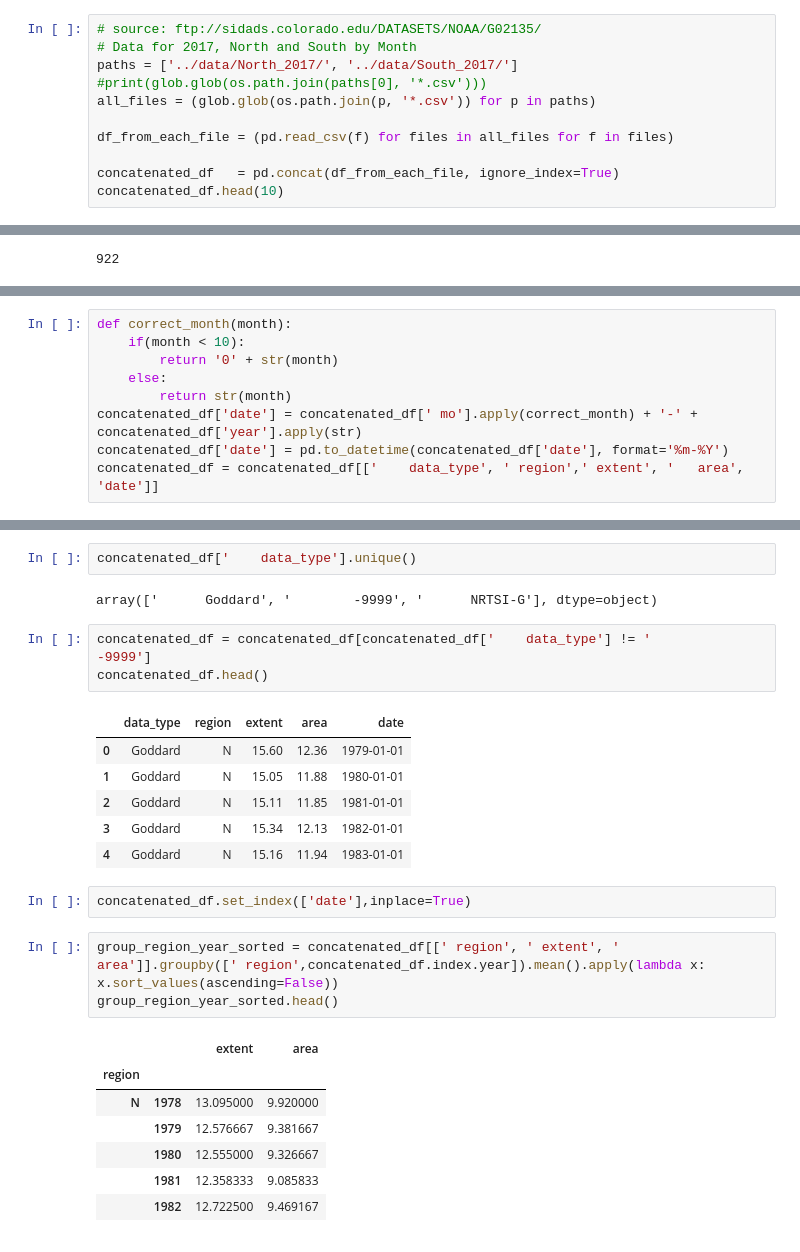
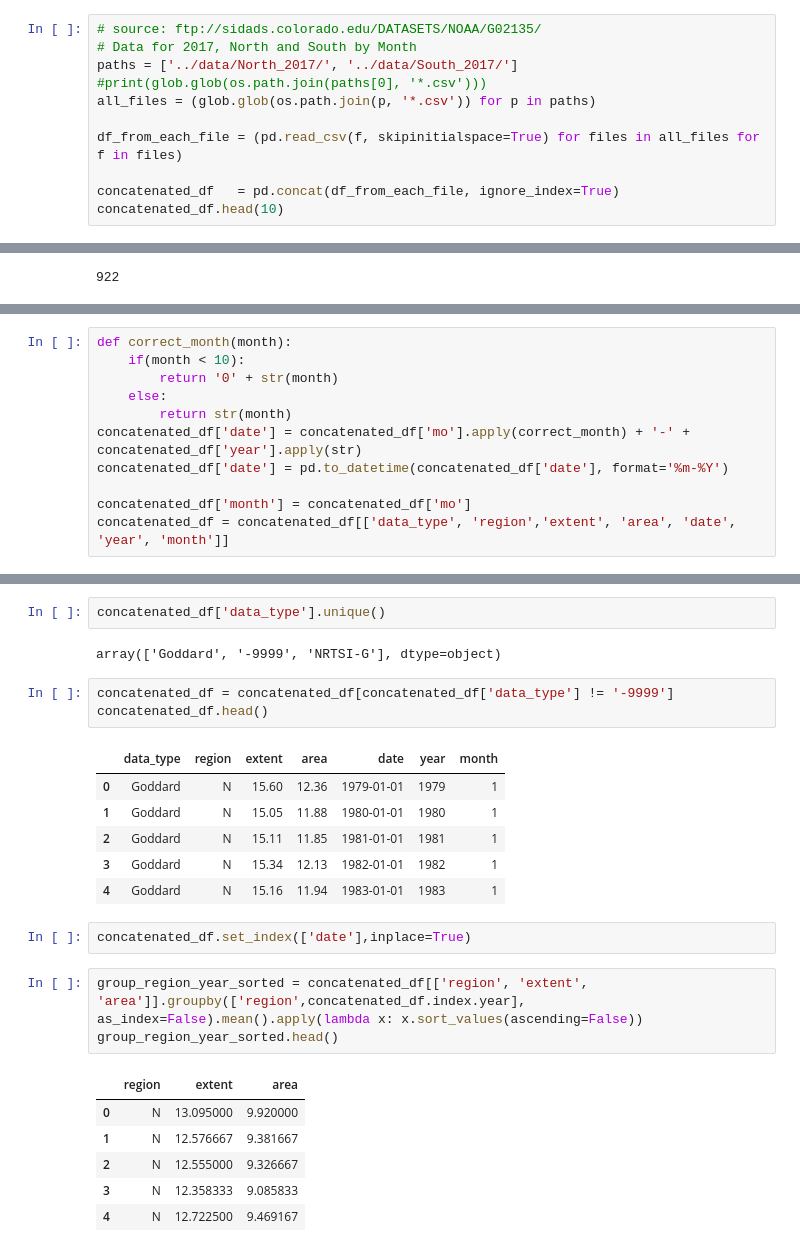
Before and after one commit to dmateusp/icy-polar-opposites, a Jupyter notebook: exploration/notebooks/Sidads Colorado, Ice north and south data.ipynb, the cells around one changed output, grey strips where cells are left out. Saved outputs shown, nothing was run; the diff lists cells and outputs as text.

```diff
--- a/exploration/notebooks/Sidads Colorado, Ice north and south data.ipynb
+++ b/exploration/notebooks/Sidads Colorado, Ice north and south data.ipynb
@@ -11,7 +11,7 @@ paths = ['../data/North_2017/', '../data/South_2017/']
 #print(glob.glob(os.path.join(paths[0], '*.csv')))
 all_files = (glob.glob(os.path.join(p, '*.csv')) for p in paths)
 
-df_from_each_file = (pd.read_csv(f) for files in all_files for f in files)
+df_from_each_file = (pd.read_csv(f, skipinitialspace=True) for files in all_files for f in files)
 
 concatenated_df   = pd.concat(df_from_each_file, ignore_index=True)
 concatenated_df.head(10)
@@ -41,9 +41,11 @@ def correct_month(month):
         return '0' + str(month)
     else:
         return str(month)
-concatenated_df['date'] = concatenated_df[' mo'].apply(correct_month) + '-' + concatenated_df['year'].apply(str)
+concatenated_df['date'] = concatenated_df['mo'].apply(correct_month) + '-' + concatenated_df['year'].apply(str)
 concatenated_df['date'] = pd.to_datetime(concatenated_df['date'], format='%m-%Y')
-concatenated_df = concatenated_df[['    data_type', ' region',' extent', '   area', 'date']]
+
+concatenated_df['month'] = concatenated_df['mo']
+concatenated_df = concatenated_df[['data_type', 'region','extent', 'area', 'date', 'year', 'month']]
 # %%
 concatenated_df.head()
 # %% [output]
@@ -56,27 +58,26 @@ concatenated_df.head()
 # %%
-concatenated_df['    data_type'].unique()
+concatenated_df['data_type'].unique()
 # %% [output]
-array(['      Goddard', '        -9999', '      NRTSI-G'], dtype=object)
+array(['Goddard', '-9999', 'NRTSI-G'], dtype=object)
 # %%
-concatenated_df = concatenated_df[concatenated_df['    data_type'] != '        -9999']
+concatenated_df = concatenated_df[concatenated_df['data_type'] != '-9999']
 concatenated_df.head()
 # %% [output]
-|  | data_type | region | extent | area | date |
-| 0 | Goddard | N | 15.60 | 12.36 | 1979-01-01 |
-| 1 | Goddard | N | 15.05 | 11.88 | 1980-01-01 |
-| 2 | Goddard | N | 15.11 | 11.85 | 1981-01-01 |
-| 3 | Goddard | N | 15.34 | 12.13 | 1982-01-01 |
-| 4 | Goddard | N | 15.16 | 11.94 | 1983-01-01 |
+|  | data_type | region | extent | area | date | year | month |
+| 0 | Goddard | N | 15.60 | 12.36 | 1979-01-01 | 1979 | 1 |
+| 1 | Goddard | N | 15.05 | 11.88 | 1980-01-01 | 1980 | 1 |
+| 2 | Goddard | N | 15.11 | 11.85 | 1981-01-01 | 1981 | 1 |
+| 3 | Goddard | N | 15.34 | 12.13 | 1982-01-01 | 1982 | 1 |
+| 4 | Goddard | N | 15.16 | 11.94 | 1983-01-01 | 1983 | 1 |
 # %%
 concatenated_df.set_index(['date'],inplace=True)
 # %%
-group_region_year_sorted = concatenated_df[[' region', ' extent', '   area']].groupby([' region',concatenated_df.index.year]).mean().apply(lambda x: x.sort_values(ascending=False))
+group_region_year_sorted = concatenated_df[['region', 'extent', 'area']].groupby(['region',concatenated_df.index.year], as_index=False).mean().apply(lambda x: x.sort_values(ascending=False))
 group_region_year_sorted.head()
 # %% [output]
-|  |  | extent | area |
-| region |  |  |  |
-| N | 1978 | 13.095000 | 9.920000 |
-|  | 1979 | 12.576667 | 9.381667 |
-|  | 1980 | 12.555000 | 9.326667 |
-|  | 1981 | 12.358333 | 9.085833 |
-|  | 1982 | 12.722500 | 9.469167 |
+|  | region | extent | area |
+| 0 | N | 13.095000 | 9.920000 |
+| 1 | N | 12.576667 | 9.381667 |
+| 2 | N | 12.555000 | 9.326667 |
+| 3 | N | 12.358333 | 9.085833 |
+| 4 | N | 12.722500 | 9.469167 |
```
Also changed, not shown: parts of 6 cells of this notebook, 1 other file.
